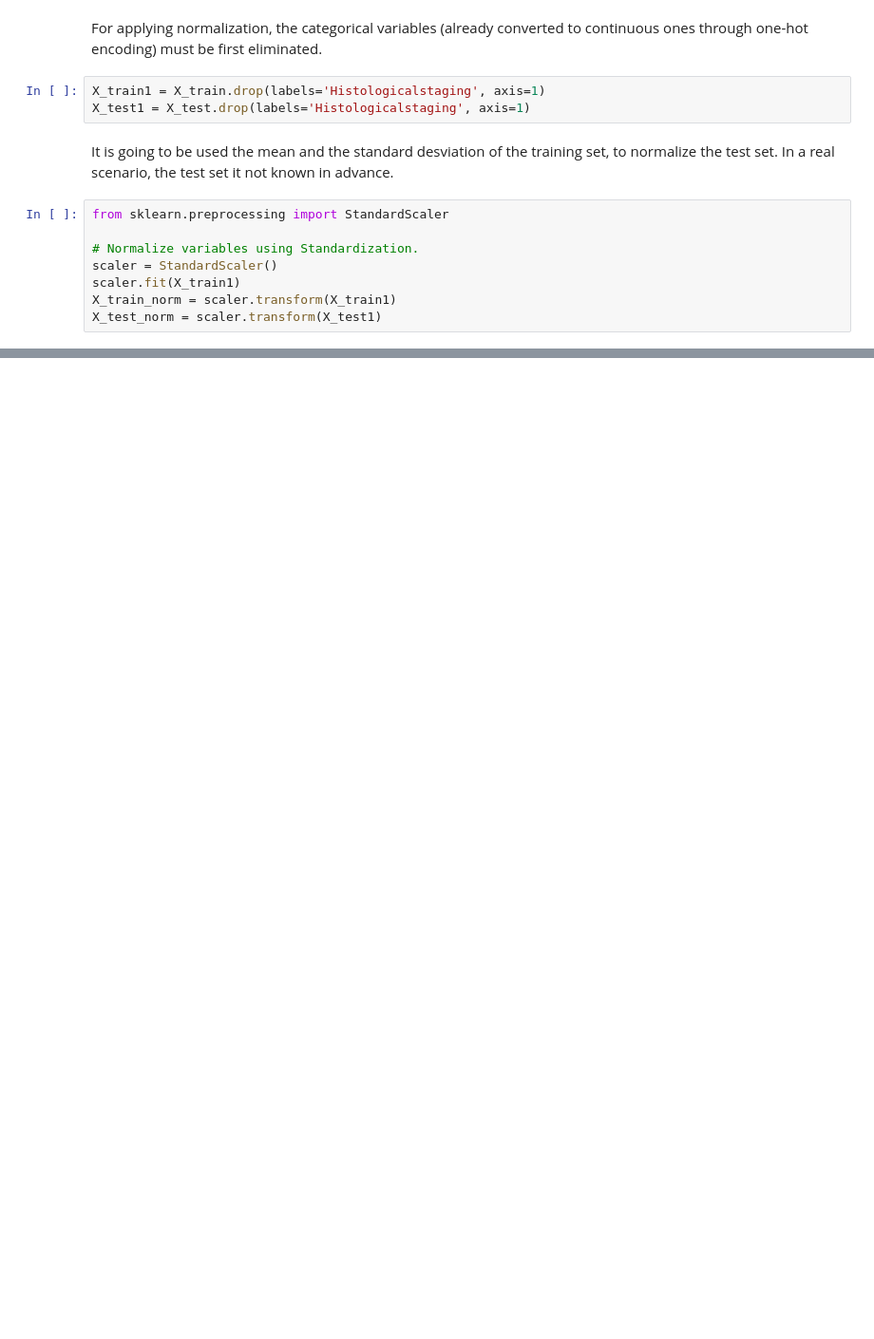
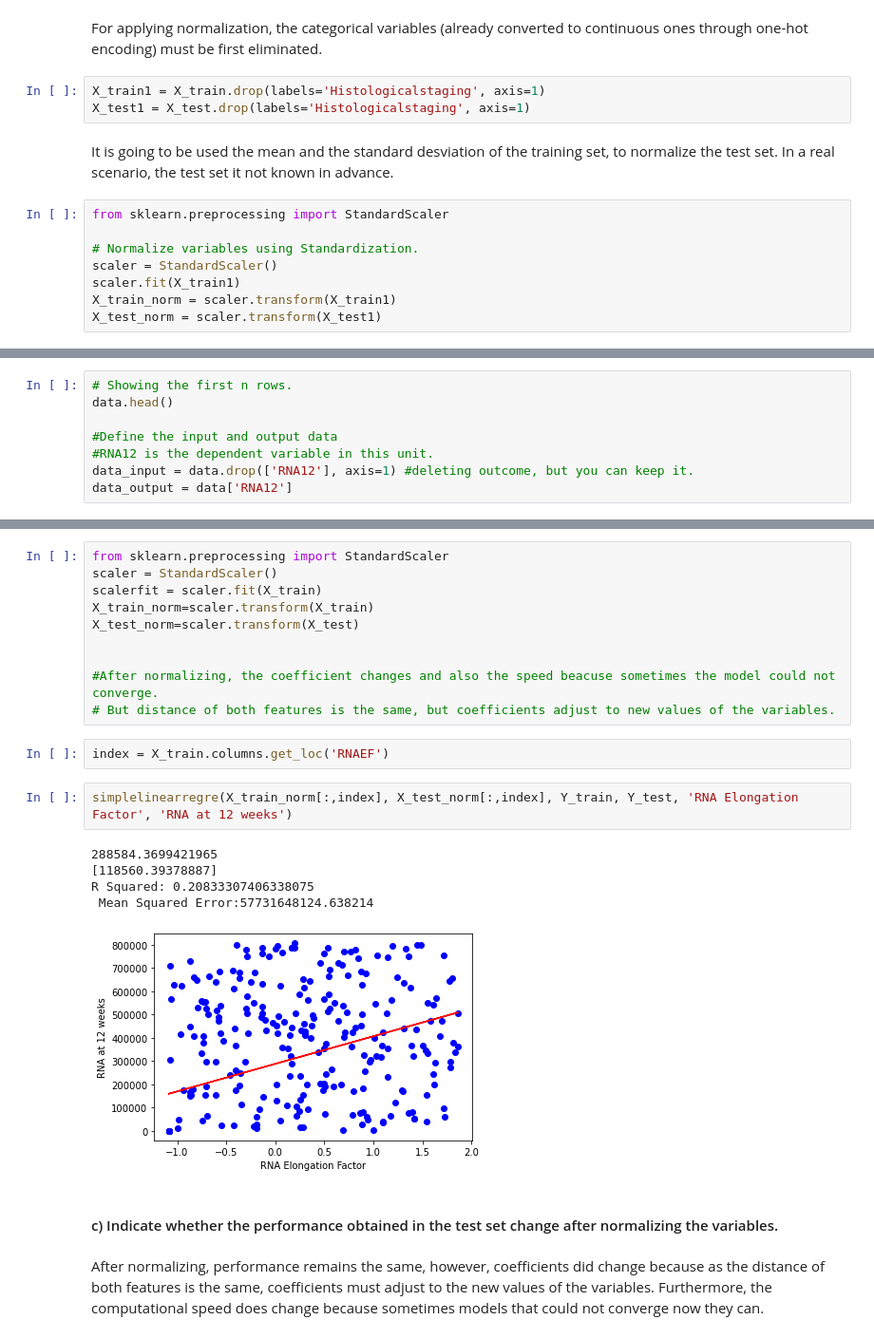
Before and after one commit to paolaparadas29/ProjectAI, a Jupyter notebook: Project_Unit1.ipynb, the cells around one changed output, grey strips where cells are left out. Shown at 95% size. Saved outputs shown, nothing was run; the diff lists cells and outputs as text; blank space fills up the shorter version.

Commit message:
Adding the first two points of LAB 2

```diff
--- a/Project_Unit1.ipynb
+++ b/Project_Unit1.ipynb
@@ -1134,0 +1190,8 @@ X_test_norm = scaler.transform(X_test1)
+# %%
+# Showing the first n rows.
+data.head()
+
+#Define the input and output data
+#RNA12 is the dependent variable in this unit.
+data_input = data.drop(['RNA12'], axis=1) #deleting outcome, but you can keep it.
+data_output = data['RNA12']
@@ -1134,0 +1297,24 @@ X_test_norm = scaler.transform(X_test1)
+# %%
+from sklearn.preprocessing import StandardScaler
+scaler = StandardScaler()
+scalerfit = scaler.fit(X_train)
+X_train_norm=scaler.transform(X_train)
+X_test_norm=scaler.transform(X_test)
+
+
+#After normalizing, the coefficient changes and also the speed beacuse sometimes the model could not converge.
+# But distance of both features is the same, but coefficients adjust to new values of the variables.
+# %%
+index = X_train.columns.get_loc('RNAEF')
+# %%
+simplelinearregre(X_train_norm[:,index], X_test_norm[:,index], Y_train, Y_test, 'RNA Elongation Factor', 'RNA at 12 weeks')
+# %% [output]
+288584.3699421965
+[118560.39378887]
+R Squared: 0.20833307406338075
+ Mean Squared Error:57731648124.638214
+[figure, added]
+# %% [markdown]
+#### c) Indicate whether the performance obtained in the test set change after normalizing the variables.
+# %% [markdown]
+After normalizing, performance remains the same, however, coefficients did change because as the distance of both features is the same, coefficients must adjust to the new values of the variables. Furthermore, the computational speed does change because sometimes models that could not converge now they can.
```
Also changed, not shown: parts of 49 cells of this notebook.
